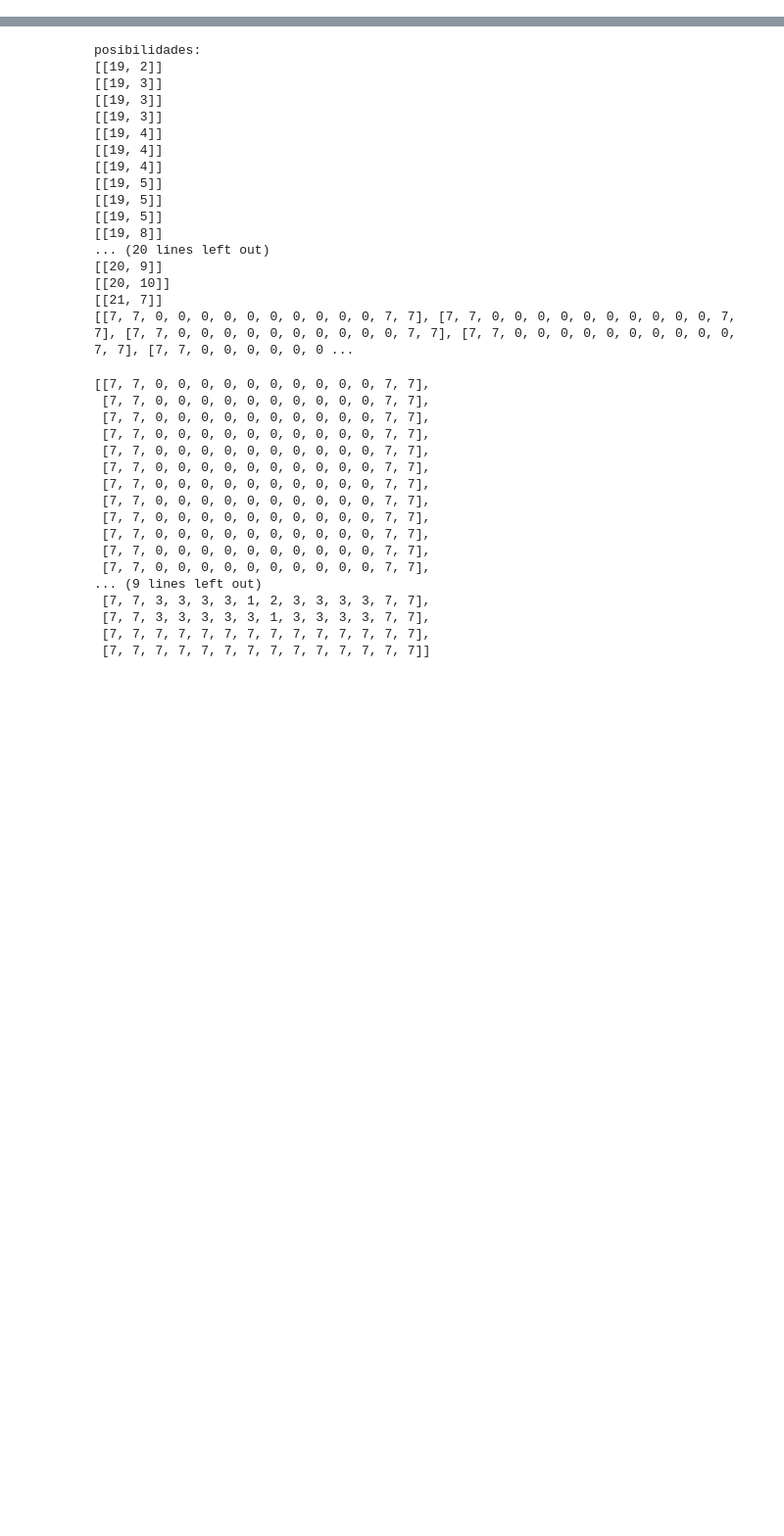
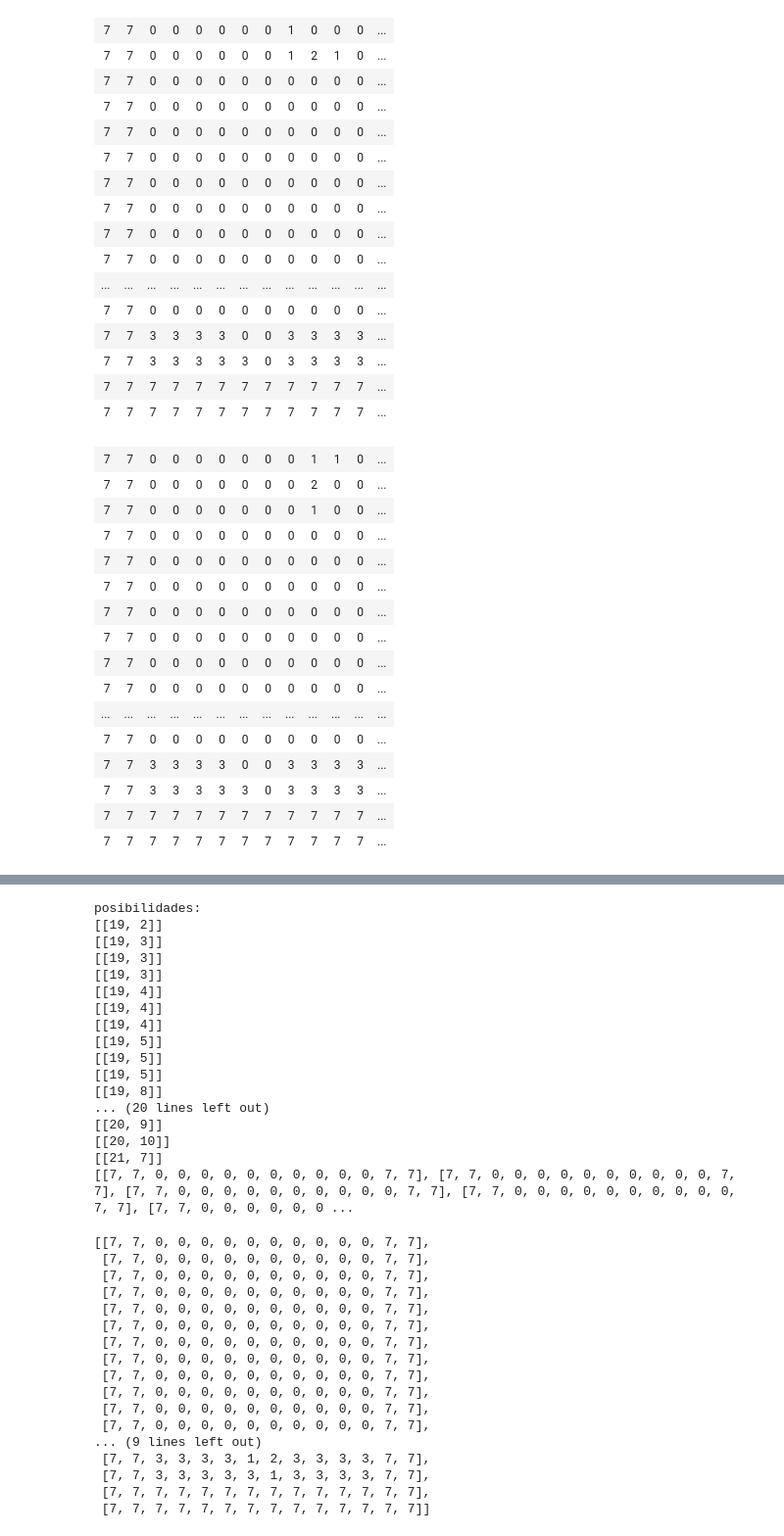
Before and after one commit to AlejandroMonteseirin/IA-Inteligencia-Artificial-Tetris, a Jupyter notebook: Tetris.ipynb, the cells around one changed output, grey strips where cells are left out. Shown: that part at 98% size. Saved outputs shown, nothing was run; the diff lists cells and outputs as text; code cells hidden in the pictures; blank space fills up the shorter version.

```diff
--- a/Tetris.ipynb
+++ b/Tetris.ipynb
@@ -30,9 +45,9 @@ estado0=   [[7,7,0, 0, 0, 0, 0, 0, 0, 0, 0, 0, 7,7],
             [7,7,7, 7, 7, 7, 7, 7, 7, 7, 7, 7, 7,7]
             ]
 
-estado1=   [[7,7,0, 0, 0, 0, 0, 0, 0, 1, 0, 0, 7,7],
+estado1=   [[7,7,0, 0, 0, 0, 0, 0, 0, 0, 0, 0, 7,7],
             [7,7,0, 0, 0, 0, 0, 0, 1, 2, 1, 0, 7,7],
-            [7,7,0, 0, 0, 0, 0, 0, 0, 0, 0, 0, 7,7],
+            [7,7,0, 0, 0, 0, 0, 0, 0, 1, 0, 0, 7,7],
             [7,7,0, 0, 0, 0, 0, 0, 0, 0, 0, 0, 7,7],
             [7,7,0, 0, 0, 0, 0, 0, 0, 0, 0, 0, 7,7],
             [7,7,0, 0, 0, 0, 0, 0, 0, 0, 0, 0, 7,7],
@@ -67,7 +82,6 @@ estado2=    [[7, 7, 0, 0, 0, 0, 0, 0, 0, 0, 0, 0, 7, 7],
              [7, 7, 0, 0, 0, 0, 0, 0, 0, 0, 0, 0, 7, 7],
              [7, 7, 0, 0, 0, 0, 0, 0, 0, 0, 0, 0, 7, 7],
              [7, 7, 0, 0, 0, 0, 0, 0, 0, 0, 0, 0, 7, 7],
-             [7, 7, 0, 0, 0, 0, 0, 0, 0, 0, 0, 0, 7, 7], #10
              [7, 7, 0, 0, 0, 0, 0, 0, 0, 0, 0, 0, 7, 7],
              [7, 7, 0, 0, 0, 0, 0, 0, 0, 0, 0, 0, 7, 7],
              [7, 7, 0, 0, 0, 0, 0, 0, 0, 0, 0, 0, 7, 7],
@@ -77,9 +91,37 @@ estado2=    [[7, 7, 0, 0, 0, 0, 0, 0, 0, 0, 0, 0, 7, 7],
              [7, 7, 0, 0, 0, 0, 0, 0, 0, 0, 0, 0, 7, 7],
              [7, 7, 0, 0, 0, 0, 0, 0, 0, 0, 0, 0, 7, 7],
              [7, 7, 0, 0, 0, 0, 0, 0, 0, 0, 0, 0, 7, 7],
-             [7, 7, 0, 0, 0, 0, 0, 1, 0, 0, 0, 0, 7, 7], #20
+             [7, 7, 0, 0, 0, 0, 0, 0, 0, 0, 0, 0, 7, 7],
+             [7, 7, 0, 0, 0, 0, 0, 1, 0, 0, 0, 0, 7, 7],
              [7, 7, 3, 3, 3, 3, 1, 2, 3, 3, 3, 3, 7, 7],
              [7, 7, 3, 3, 3, 3, 3, 1, 3, 3, 3, 3, 7, 7],
              [7, 7, 7, 7, 7, 7, 7, 7, 7, 7, 7, 7, 7, 7],
              [7, 7, 7, 7, 7, 7, 7, 7, 7, 7, 7, 7, 7, 7]
             ]
+
+estado3=   [[7,7,0, 0, 0, 0, 0, 0, 0, 0, 0, 0, 7,7],
+            [7,7,0, 0, 0, 0, 0, 1, 0, 0, 0, 0, 7,7],
+            [7,7,0, 0, 0, 0, 0, 2, 0, 0, 0, 0, 7,7],
+            [7,7,0, 0, 0, 0, 0, 1, 0, 0, 0, 0, 7,7],
+            [7,7,0, 0, 0, 0, 0, 1, 0, 0, 0, 0, 7,7],
+            [7,7,0, 0, 0, 0, 0, 0, 0, 0, 0, 0, 7,7],
+            [7,7,0, 0, 0, 0, 0, 0, 0, 0, 0, 0, 7,7],
+            [7,7,0, 0, 0, 0, 0, 0, 0, 0, 0, 0, 7,7],
+            [7,7,0, 0, 0, 0, 0, 0, 0, 0, 0, 0, 7,7],
+            [7,7,0, 0, 0, 0, 0, 0, 0, 0, 0, 0, 7,7],
+            [7,7,0, 0, 0, 0, 0, 0, 0, 0, 0, 0, 7,7],
+            [7,7,0, 0, 0, 0, 0, 0, 0, 0, 0, 0, 7,7],
+            [7,7,0, 0, 0, 0, 0, 0, 0, 0, 0, 0, 7,7],
+            [7,7,0, 0, 0, 0, 0, 0, 0, 0, 0, 0, 7,7],
+            [7,7,0, 0, 0, 0, 0, 0, 0, 0, 0, 0, 7,7],
+            [7,7,0, 0, 0, 0, 0, 0, 0, 0, 0, 0, 7,7],
+            [7,7,0, 0, 0, 0, 0, 0, 0, 0, 0, 0, 7,7],
+            [7,7,0, 0, 0, 0, 0, 0, 0, 0, 0, 0, 7,7],
+            [7,7,0, 0, 0, 0, 0, 0, 0, 0, 0, 0, 7,7],
+            [7,7,0, 0, 0, 0, 0, 0, 0, 0, 0, 0, 7,7],
+            [7,7,0, 0, 0, 0, 0, 0, 0, 0, 0, 0, 7,7],
+            [7,7,3, 3, 3, 3, 0, 0, 3, 3, 3, 3, 7,7],
+            [7,7,3, 3, 3, 3, 3, 0, 3, 3, 3, 3, 7,7],
+            [7,7,7, 7, 7, 7, 7, 7, 7, 7, 7, 7, 7,7],
+            [7,7,7, 7, 7, 7, 7, 7, 7, 7, 7, 7, 7,7]
+            ]
@@ -322,0 +513,39 @@ class Rotar(probee.Acción):
+# %%
+#Ejemplo de rotaciones -90 grados
+estadoRotado=estado1
+for i in range (0,5):
+    printBonito(estadoRotado)
+    estadoRotado=RotarInverso.aplicar(estadoRotado,estadoRotado)
+# %% [output]
+| 7 | 7 | 0 | 0 | 0 | 0 | 0 | 0 | 1 | 0 | 0 | 0 | ... |
+| 7 | 7 | 0 | 0 | 0 | 0 | 0 | 0 | 1 | 2 | 1 | 0 | ... |
+| 7 | 7 | 0 | 0 | 0 | 0 | 0 | 0 | 0 | 0 | 0 | 0 | ... |
+| 7 | 7 | 0 | 0 | 0 | 0 | 0 | 0 | 0 | 0 | 0 | 0 | ... |
+| 7 | 7 | 0 | 0 | 0 | 0 | 0 | 0 | 0 | 0 | 0 | 0 | ... |
+| 7 | 7 | 0 | 0 | 0 | 0 | 0 | 0 | 0 | 0 | 0 | 0 | ... |
+| 7 | 7 | 0 | 0 | 0 | 0 | 0 | 0 | 0 | 0 | 0 | 0 | ... |
+| 7 | 7 | 0 | 0 | 0 | 0 | 0 | 0 | 0 | 0 | 0 | 0 | ... |
+| 7 | 7 | 0 | 0 | 0 | 0 | 0 | 0 | 0 | 0 | 0 | 0 | ... |
+| 7 | 7 | 0 | 0 | 0 | 0 | 0 | 0 | 0 | 0 | 0 | 0 | ... |
+| ... | ... | ... | ... | ... | ... | ... | ... | ... | ... | ... | ... | ... |
+| 7 | 7 | 0 | 0 | 0 | 0 | 0 | 0 | 0 | 0 | 0 | 0 | ... |
+| 7 | 7 | 3 | 3 | 3 | 3 | 0 | 0 | 3 | 3 | 3 | 3 | ... |
+| 7 | 7 | 3 | 3 | 3 | 3 | 3 | 0 | 3 | 3 | 3 | 3 | ... |
+| 7 | 7 | 7 | 7 | 7 | 7 | 7 | 7 | 7 | 7 | 7 | 7 | ... |
+| 7 | 7 | 7 | 7 | 7 | 7 | 7 | 7 | 7 | 7 | 7 | 7 | ... |
+| 7 | 7 | 0 | 0 | 0 | 0 | 0 | 0 | 0 | 1 | 1 | 0 | ... |
+| 7 | 7 | 0 | 0 | 0 | 0 | 0 | 0 | 0 | 2 | 0 | 0 | ... |
+| 7 | 7 | 0 | 0 | 0 | 0 | 0 | 0 | 0 | 1 | 0 | 0 | ... |
+| 7 | 7 | 0 | 0 | 0 | 0 | 0 | 0 | 0 | 0 | 0 | 0 | ... |
+| 7 | 7 | 0 | 0 | 0 | 0 | 0 | 0 | 0 | 0 | 0 | 0 | ... |
+| 7 | 7 | 0 | 0 | 0 | 0 | 0 | 0 | 0 | 0 | 0 | 0 | ... |
+| 7 | 7 | 0 | 0 | 0 | 0 | 0 | 0 | 0 | 0 | 0 | 0 | ... |
+| 7 | 7 | 0 | 0 | 0 | 0 | 0 | 0 | 0 | 0 | 0 | 0 | ... |
+| 7 | 7 | 0 | 0 | 0 | 0 | 0 | 0 | 0 | 0 | 0 | 0 | ... |
+| 7 | 7 | 0 | 0 | 0 | 0 | 0 | 0 | 0 | 0 | 0 | 0 | ... |
+| ... | ... | ... | ... | ... | ... | ... | ... | ... | ... | ... | ... | ... |
+| 7 | 7 | 0 | 0 | 0 | 0 | 0 | 0 | 0 | 0 | 0 | 0 | ... |
+| 7 | 7 | 3 | 3 | 3 | 3 | 0 | 0 | 3 | 3 | 3 | 3 | ... |
+| 7 | 7 | 3 | 3 | 3 | 3 | 3 | 0 | 3 | 3 | 3 | 3 | ... |
+| 7 | 7 | 7 | 7 | 7 | 7 | 7 | 7 | 7 | 7 | 7 | 7 | ... |
+| 7 | 7 | 7 | 7 | 7 | 7 | 7 | 7 | 7 | 7 | 7 | 7 | ... |
```
Also changed, not shown: parts of 23 cells of this notebook.
